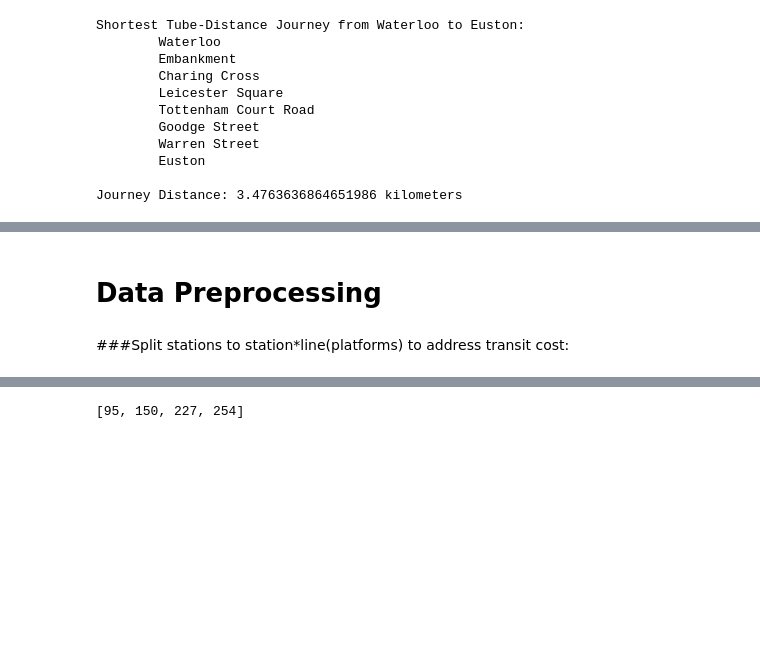
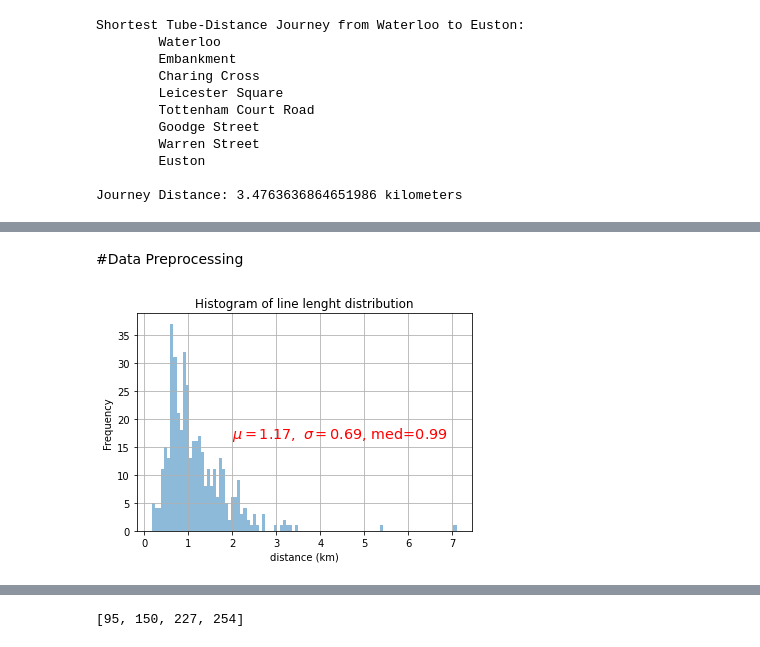
Before and after one commit to PrettyTurtle201738639/Tube_challenge, a Jupyter notebook: tube_challenge.ipynb, the cells around one changed output, grey strips where cells are left out. Drawn from its saved outputs; the diff is of its cells as text; code cells hidden in the pictures; blank space fills up the shorter version.

```diff
--- a/tube_challenge.ipynb
+++ b/tube_challenge.ipynb
@@ -4,0 +34,22 @@
+# %%
+import requests
+from bs4 import BeautifulSoup
+import pandas as pd
+
+url = 'https://en.wikipedia.org/wiki/Tube_Challenge'
+page = requests.get(url)
+soup = BeautifulSoup(page.text, 'lxml')
+table1 = soup.find('table')
+headers = []
+
+for i in table1.find_all('th'):
+    title = i.text[:-1]
+    headers.append(title)
+mydata = pd.DataFrame(columns = headers)
+
+for j in table1.find_all('tr')[1:]:
+    row_data = j.find_all('td')
+    row = [i.text[:-1] for i in row_data]
+    length = len(mydata)
+    mydata.loc[length] = row
+mydata[10:]
@@ -207,4 +324,21 @@ Journey Distance: 7.96831555899172 kilometers
 # %% [markdown]
-# Data Preprocessing
+<a name="preprocess"></a>
+#Data Preprocessing
-# %% [markdown]
-###Split stations to station*line(platforms) to address transit cost:
+# %%
+distances=[]
+for index, row in connections.iterrows():
+    distances.append(distance(row[6], row[5], row[13], row[12]))
+connections['distance'] = distances
+
+Distances = pd.DataFrame(distances) # Create a pandas DataFrame out of the numpy array
+Distances.plot.hist(alpha=0.5, bins=100, grid=True, legend=None)  # Pandas helper function to plot a hist. Uses matplotlib under the hood.
+plt.xlabel("distance (km)")
+plt.title("Histogram of line lenght distribution")
+
+param = stats.norm.fit(distances)   # calculate sigma and mu
+st.median(distances) # calculate median
+plt.text(2,16.5, r'$\mu=1.17,\ \sigma=0.69$, med=0.99', color='r', fontsize = 'x-large')
+
+plt.show()
+# %% [output]
+[figure, added]
```
Also changed, not shown: parts of 74 cells of this notebook.
